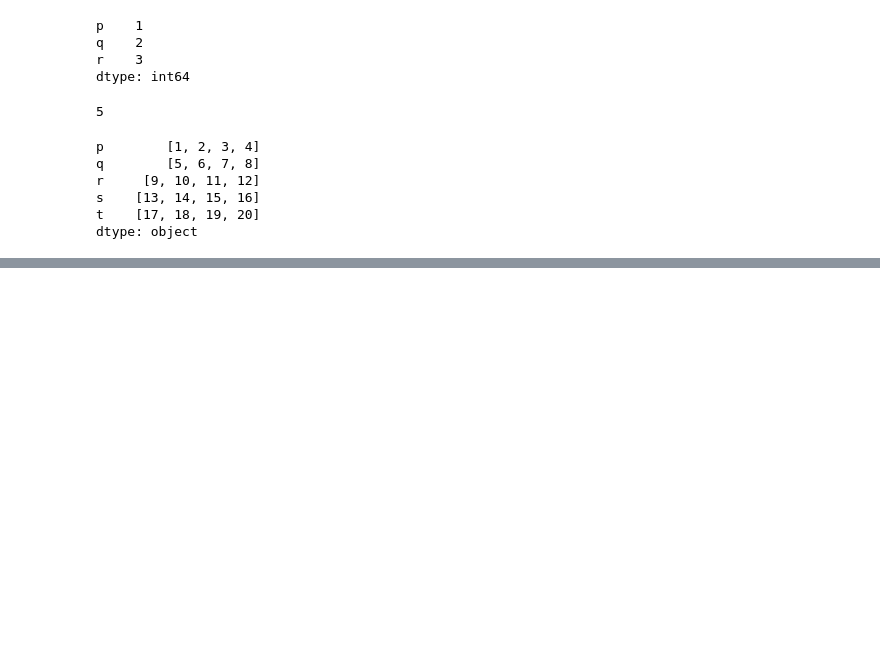
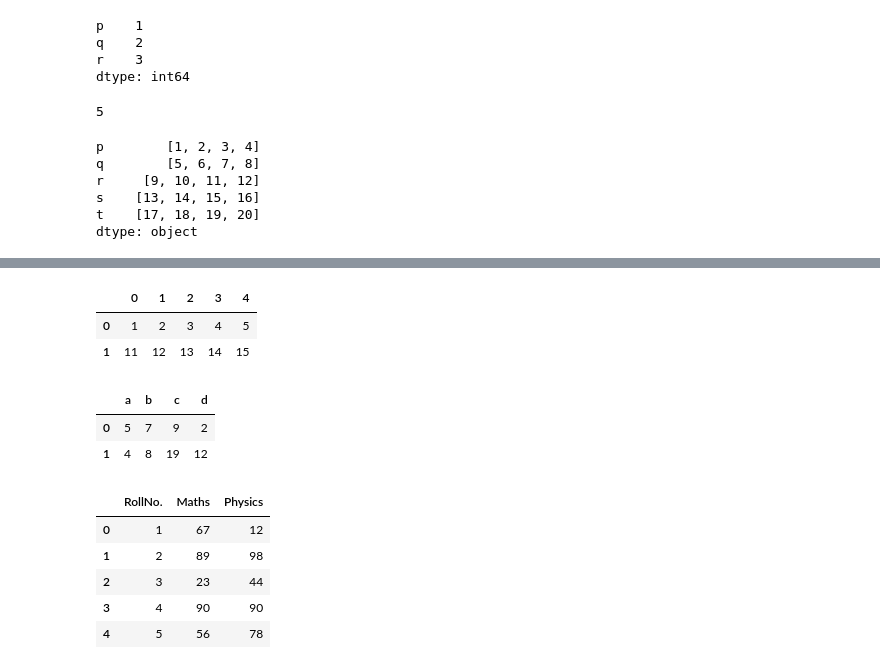
Before and after one commit to garima-pachori/Python-for-Data-Science, a Jupyter notebook: Working_with_Pandas.ipynb, the cells around one changed output, grey strips where cells are left out. Saved outputs shown, nothing was run; the diff lists cells and outputs as text; code cells hidden in the pictures; blank space fills up the shorter version.

```diff
--- a/Working_with_Pandas.ipynb
+++ b/Working_with_Pandas.ipynb
@@ -117,0 +138,32 @@ dtype: object
+# %%
+lst = [[1,2,3,4,5], [11,12,13,14,15]]
+df = pd.DataFrame(lst)
+df
+# %% [output]
+|  | 0 | 1 | 2 | 3 | 4 |
+| 0 | 1 | 2 | 3 | 4 | 5 |
+| 1 | 11 | 12 | 13 | 14 | 15 |
+# %%
+a = [{'a':5, 'b':7, 'c':9, 'd':2},
+     {'a':4, 'b':8, 'c':19, 'd':12}]        # Dictionary Keys represents Column names
+
+df = pd.DataFrame(a)
+df
+# %% [output]
+|  | a | b | c | d |
+| 0 | 5 | 7 | 9 | 2 |
+| 1 | 4 | 8 | 19 | 12 |
+# %%
+b = {'RollNo.':pd.Series([1,2,3,4,5]),
+    'Maths':pd.Series([67,89,23,90,56]),
+    'Physics':pd.Series([12,98,44,90,78])}
+
+df = pd.DataFrame(b)
+df
+# %% [output]
+|  | RollNo. | Maths | Physics |
+| 0 | 1 | 67 | 12 |
+| 1 | 2 | 89 | 98 |
+| 2 | 3 | 23 | 44 |
+| 3 | 4 | 90 | 90 |
+| 4 | 5 | 56 | 78 |
```
Also changed, not shown: parts of 16 cells of this notebook.
